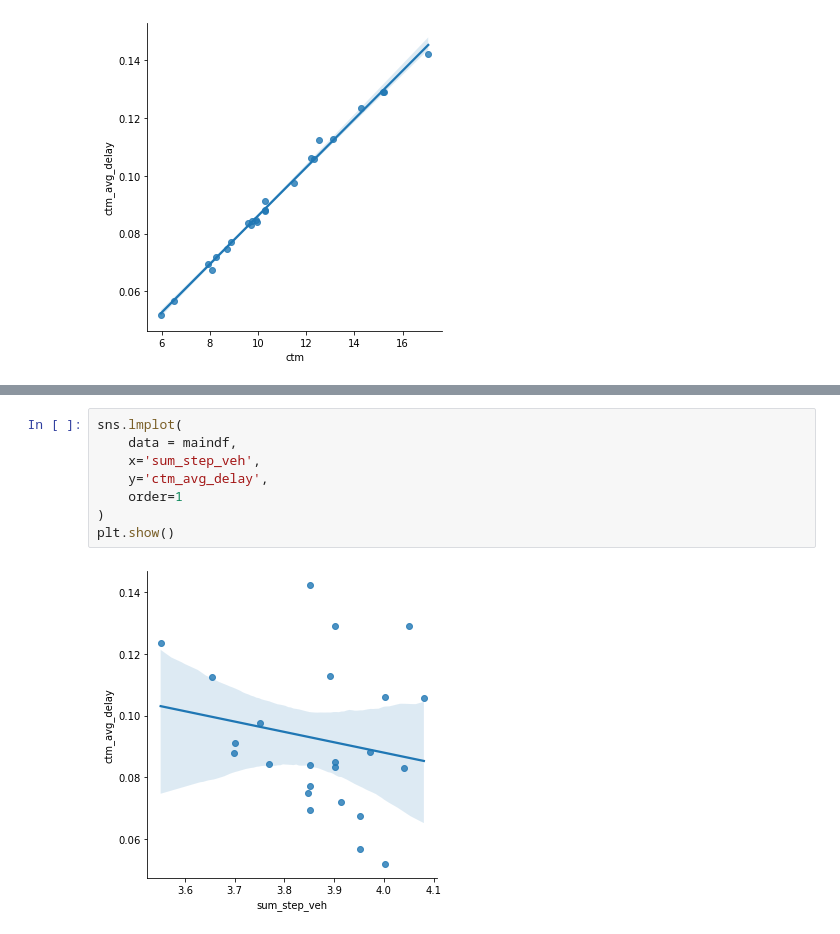
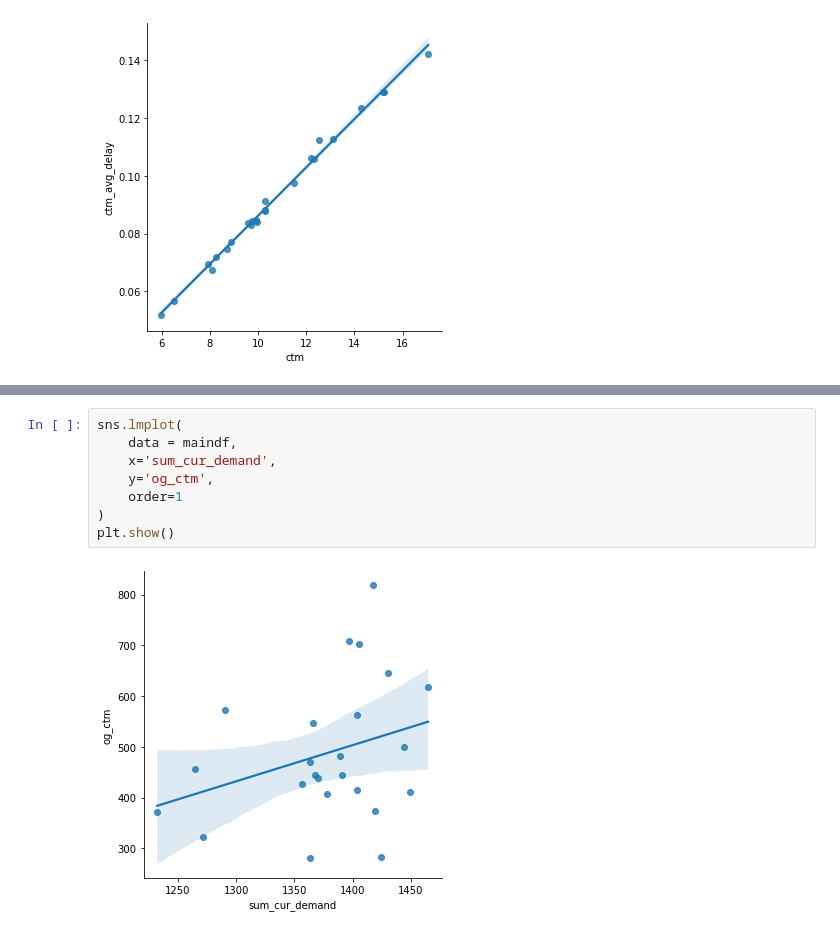
Before and after one commit to Eightina/Digital-Twin-CTM, a Jupyter notebook: Digital-Twin/analyze.ipynb, the cells around one changed output, grey strips where cells are left out. Saved outputs shown, nothing was run; the diff lists cells and outputs as text.

```diff
--- a/Digital-Twin/analyze.ipynb
+++ b/Digital-Twin/analyze.ipynb
@@ -533,10 +546,10 @@ Text(0.5, 1.0, 'ctm delay reasoning')
 # %%
 sns.lmplot(
     data = maindf,
-    x='sum_step_veh',
-    y='ctm_avg_delay',
+    x='sum_cur_demand',
+    y='og_ctm',
     order=1
 )
 plt.show()
 # %% [output]
-[figure, old version]
+[figure, new version]
```
Also changed, not shown: parts of 8 cells of this notebook, 22 other files.
